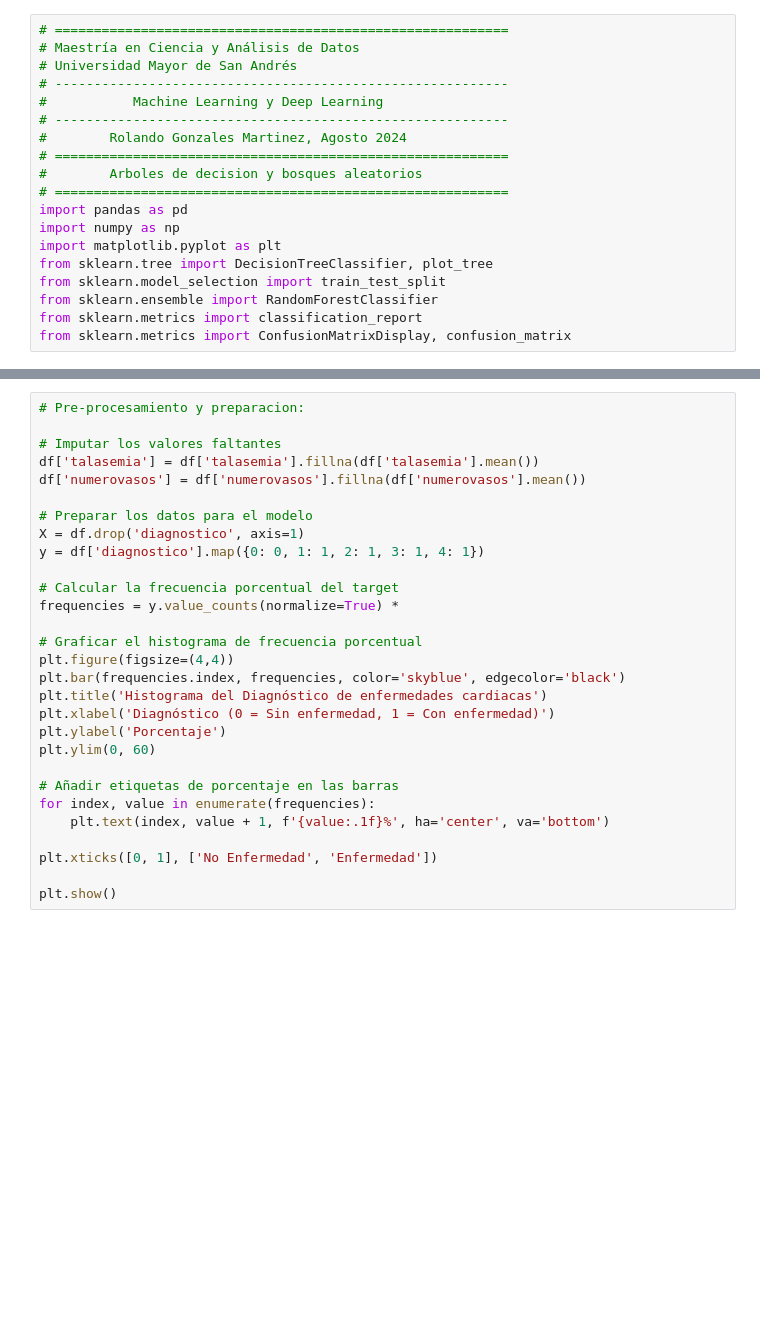
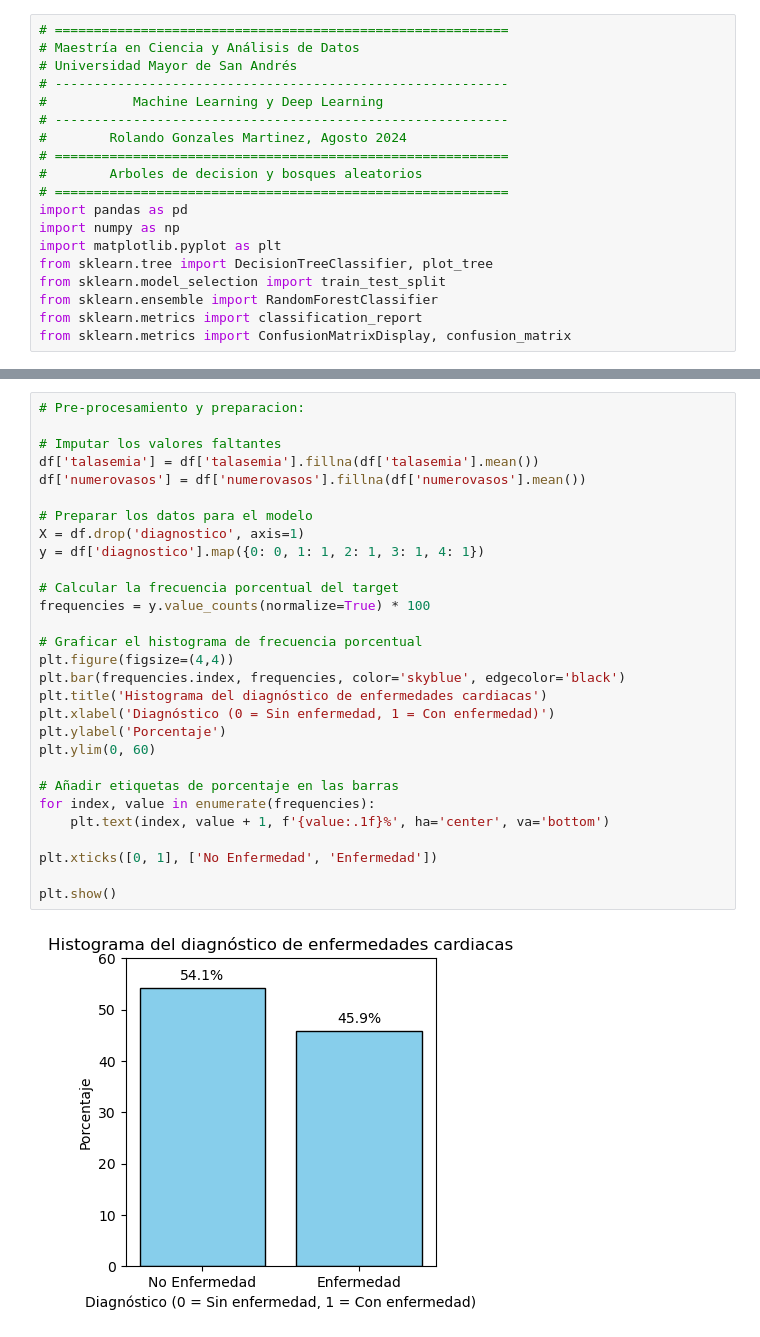
Before and after one commit to rogon666/UMSA, a Jupyter notebook: AIMLDL/Python scripts/AIMLDL_0301.ipynb, the cells around one changed output, grey strips where cells are left out. Drawn from its saved outputs; the diff is of its cells as text; blank space fills up the shorter version.

```diff
--- a/AIMLDL/Python scripts/AIMLDL_0301.ipynb
+++ b/AIMLDL/Python scripts/AIMLDL_0301.ipynb
@@ -79,32 +117,34 @@ df.isnull().sum()
 # %%
 # Pre-procesamiento y preparacion:
 
 # Imputar los valores faltantes
 df['talasemia'] = df['talasemia'].fillna(df['talasemia'].mean())
 df['numerovasos'] = df['numerovasos'].fillna(df['numerovasos'].mean())
 
 # Preparar los datos para el modelo
 X = df.drop('diagnostico', axis=1)
 y = df['diagnostico'].map({0: 0, 1: 1, 2: 1, 3: 1, 4: 1})
 
 # Calcular la frecuencia porcentual del target
-frequencies = y.value_counts(normalize=True) *
+frequencies = y.value_counts(normalize=True) * 100
 
 # Graficar el histograma de frecuencia porcentual
 plt.figure(figsize=(4,4))
 plt.bar(frequencies.index, frequencies, color='skyblue', edgecolor='black')
-plt.title('Histograma del Diagnóstico de enfermedades cardiacas')
+plt.title('Histograma del diagnóstico de enfermedades cardiacas')
 plt.xlabel('Diagnóstico (0 = Sin enfermedad, 1 = Con enfermedad)')
 plt.ylabel('Porcentaje')
 plt.ylim(0, 60)
 
 # Añadir etiquetas de porcentaje en las barras
 for index, value in enumerate(frequencies):
     plt.text(index, value + 1, f'{value:.1f}%', ha='center', va='bottom')
 
 plt.xticks([0, 1], ['No Enfermedad', 'Enfermedad'])
 
 plt.show()
+# %% [output]
+[figure, added]
 # %%
 # Arbol de decision simple
 X_filtered = df[['colesterol','edad']]
```
Also changed, not shown: parts of 10 cells of this notebook, 4 other files.
